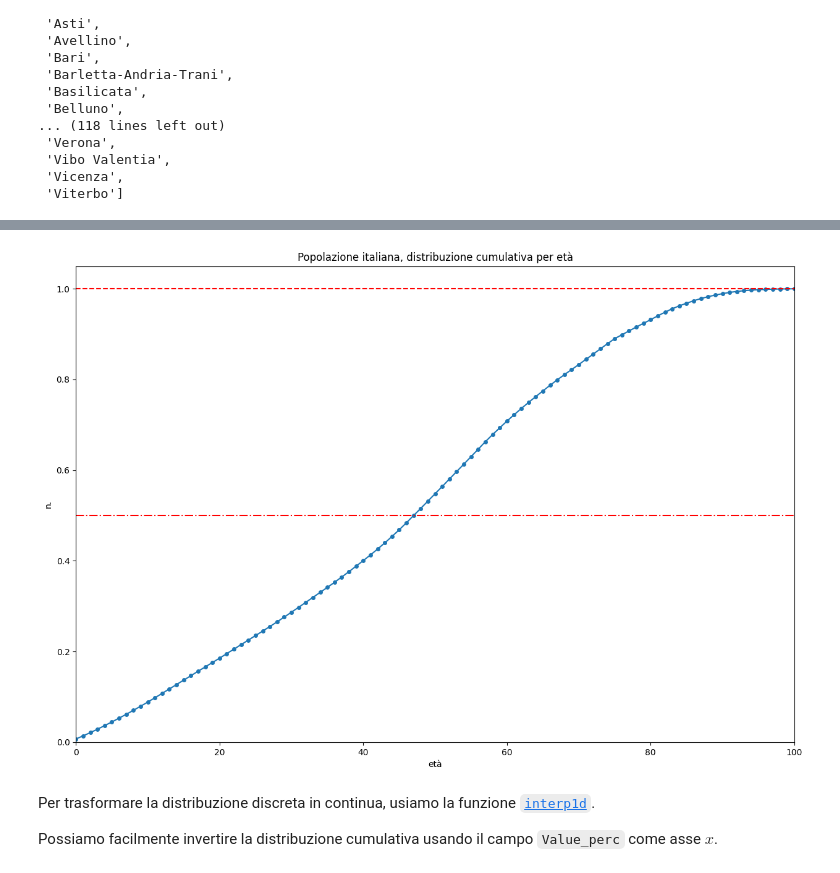
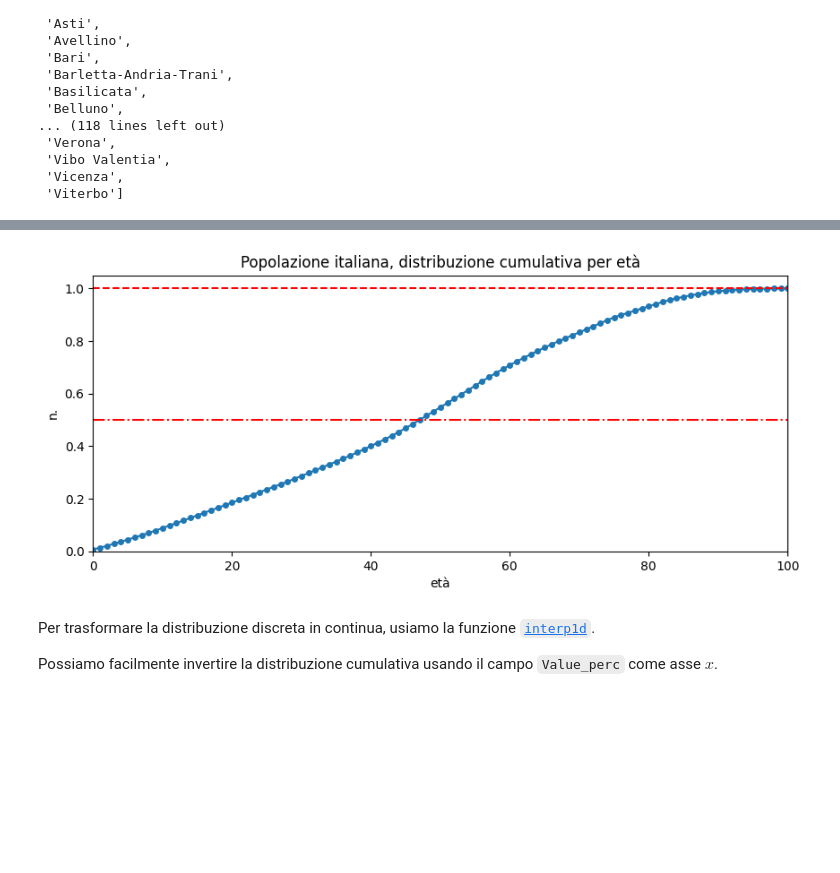
Before and after one commit to lucalista/analisi-dati-2024, a Jupyter notebook: 07.01.00__ISTAT_Popolazione_italiana.ipynb, the cells around one changed output, grey strips where cells are left out. Saved outputs shown, nothing was run; the diff lists cells and outputs as text; code cells hidden in the pictures; blank space fills up the shorter version.

````diff
--- a/07.01.00__ISTAT_Popolazione_italiana.ipynb
+++ b/07.01.00__ISTAT_Popolazione_italiana.ipynb
@@ -85,18 +85,18 @@ plt.show()
 df['Value_cum'] = df.Value.cumsum()
 df['Value_perc'] = df.Value_cum/df.Value_cum.max()
 # %%
-plt.figure(figsize=(15,10))
+plt.figure(figsize=(10, 4))
 plt.plot(df['anni'], df['Value_perc'], 'o', linestyle='-', markersize=4)
 plt.plot((0, 100), (1,1), color='red', linestyle='--')
 plt.plot((0, 100), (.5,.5), color='red', linestyle='-.')
 plt.title('Popolazione italiana, distribuzione cumulativa per età')
 plt.xlabel('età')
 plt.ylabel('n.')
 plt.ylim(0)
 plt.xlim(0, 100)
 plt.show()
 # %% [output]
-[figure, old version]
+[figure, new version]
 # %% [markdown]
 Per trasformare la distribuzione discreta in continua, usiamo la funzione [```interp1d```](https://docs.scipy.org/doc/scipy/reference/generated/scipy.interpolate.interp1d.html).
 
````
Also changed, not shown: parts of 2 cells of this notebook, 1 other file.
